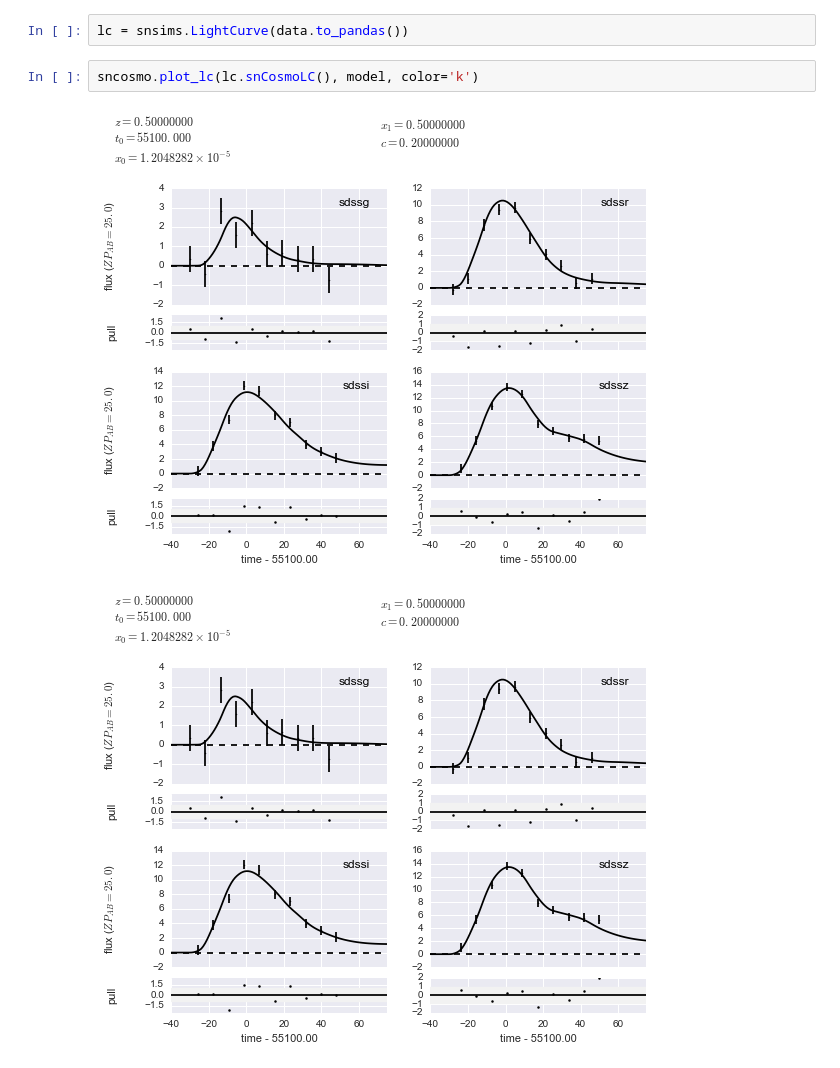
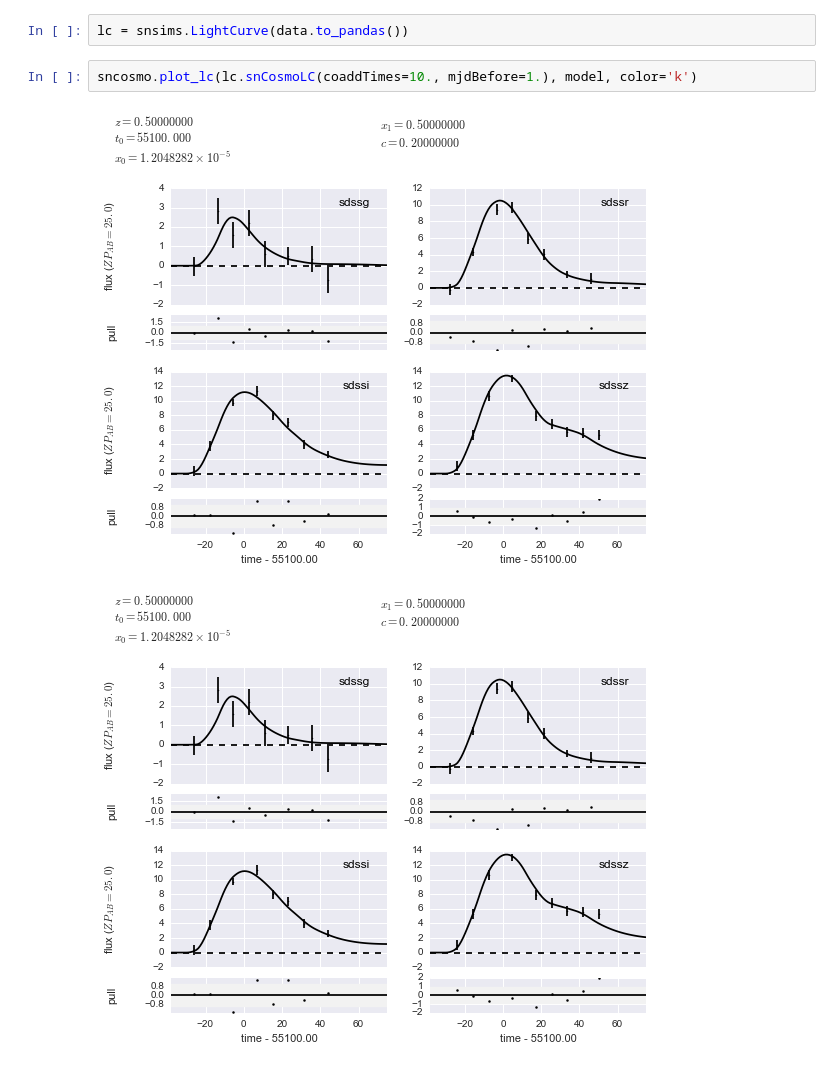
Before and after one commit to rbiswas4/SNsims, a Jupyter notebook: examples/Example_LightCurve.ipynb, the cells around one changed output. Saved outputs shown, nothing was run; the diff lists cells and outputs as text.

Commit message:
Base class and implementation for LightCurve following #37
	modified:   examples/Example_LightCurve.ipynb
	new file:   snsims/aliases.py
	modified:   snsims/lightcurve.py

```diff
--- a/examples/Example_LightCurve.ipynb
+++ b/examples/Example_LightCurve.ipynb
@@ -38,7 +38,7 @@ fig = sncosmo.plot_lc(data, model=model, color='k')
 # %%
 lc = snsims.LightCurve(data.to_pandas())
 # %%
-sncosmo.plot_lc(lc.snCosmoLC(), model, color='k')
+sncosmo.plot_lc(lc.snCosmoLC(coaddTimes=10., mjdBefore=1.), model, color='k')
 # %% [output]
-[figure, old version]
+[figure, new version]
-[figure, old version]
+[figure, new version]
```
Also changed, not shown: parts of 4 cells of this notebook, 2 other files.
